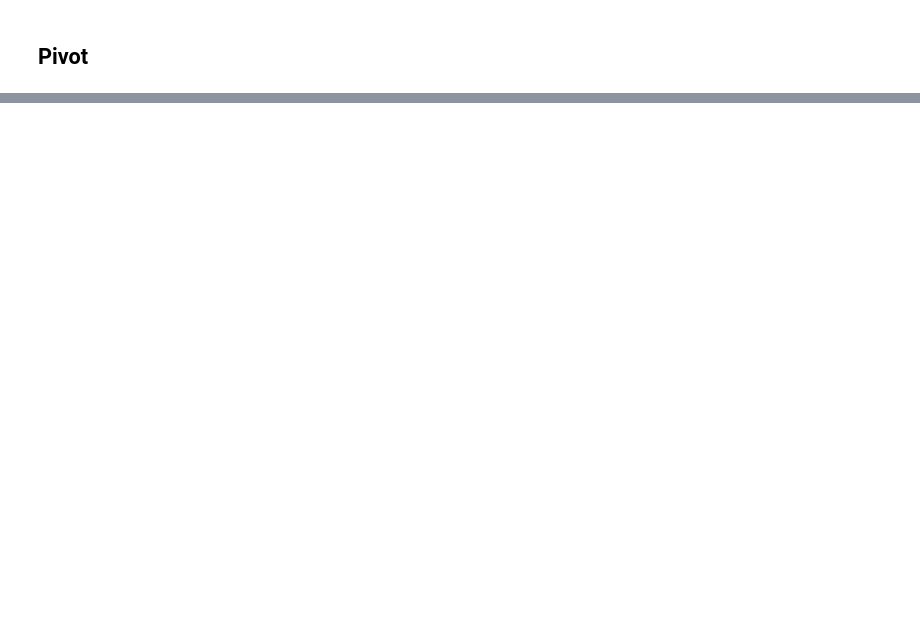
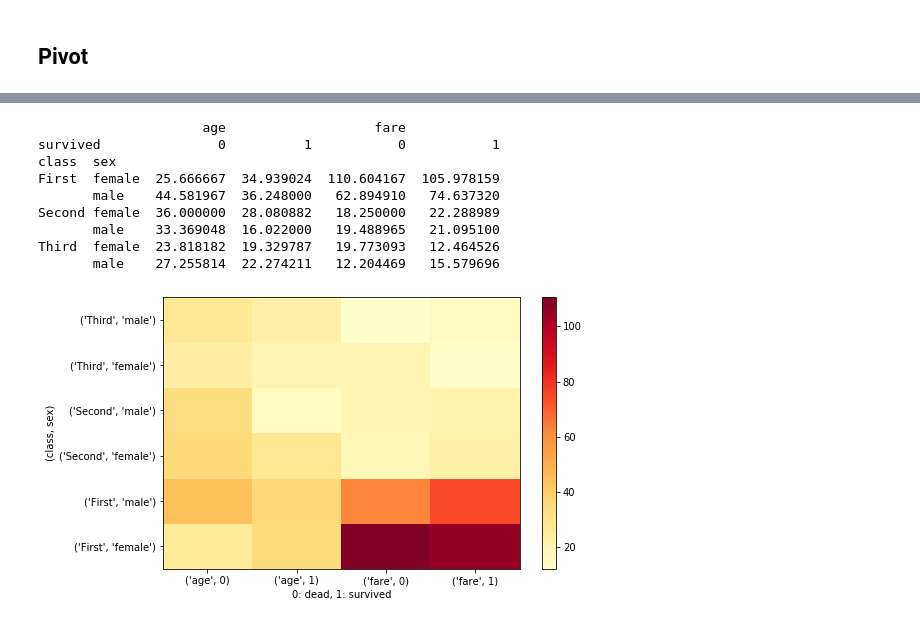
Before and after one commit to BreadFeet/Django_pjt01, a Jupyter notebook: part06_notebook_ver.ipynb, the cells around one changed output, grey strips where cells are left out. Saved outputs shown, nothing was run; the diff lists cells and outputs as text; code cells hidden in the pictures; blank space fills up the shorter version.

```diff
--- a/part06_notebook_ver.ipynb
+++ b/part06_notebook_ver.ipynb
@@ -782,14 +807,0 @@ Third  female  19.329787   12.464526  63.0   31.3875
-# %%
-class P6:
-    def p271(self):
-
-
-if __name__ == '__main__':
-    P6().p271()
-# %%
-class P6:
-    def p271(self):
-
-
-if __name__ == '__main__':
-    P6().p271()
@@ -795,0 +813,54 @@ if __name__ == '__main__':
+# %%
+class P6:
+    def extra(self):
+        df = ttn[['age', 'sex', 'class', 'fare', 'survived']]
+
+        # pivot 인수 index, columns는 컬럼에서 선택해야 하기 때문에 as_index=False 설정해야 함!
+        gdf = df.groupby(['class', 'sex', 'survived'], as_index=False).mean()
+        #print(gdf)
+        pv = gdf.pivot(index=['class', 'sex'], columns='survived')
+        print(pv)
+
+        # Multi-index의 한 레벨의 값만 가져오기
+        #print(pv.index, pv.columns)   # index, col 모두 multi-index
+        #print(pv.index.levels)
+        #print(pv.index.levels[0])    # 'class' -> type: CategoricalIndex, dtype: category
+        #print(pv.columns.levels)
+
+
+        # Heatmap 만들기 - Pseudocolor plot(bivariate density plot)------------------------------------------------------------
+        #plt.pcolor(pv, cmap='YlOrRd')
+        #plt.colorbar()
+        #plt.show()
+
+        fig, ax = plt.subplots(figsize=(8, 5))
+        im = ax.pcolor(pv, cmap='YlOrRd')
+
+        x_label = pv.columns
+        y_label = pv.index
+
+        ax.set_xticks(np.arange(pv.shape[1]) + 0.5)
+        ax.set_yticks(np.arange(pv.shape[0]) + 0.5)
+
+        ax.set_xticklabels(x_label)
+        ax.set_yticklabels(y_label)
+
+        ax.set_xlabel('0: dead, 1: survived')
+        ax.set_ylabel('(class, sex)')
+
+        fig.colorbar(im)
+        plt.show()
+
+if __name__ == '__main__':
+    P6().extra()
+# %% [output]
+                     age                   fare
+survived               0          1           0           1
+class  sex
+First  female  25.666667  34.939024  110.604167  105.978159
+       male    44.581967  36.248000   62.894910   74.637320
+Second female  36.000000  28.080882   18.250000   22.288989
+       male    33.369048  16.022000   19.488965   21.095100
+Third  female  23.818182  19.329787   19.773093   12.464526
+       male    27.255814  22.274211   12.204469   15.579696
+[figure, added]
```
Also changed, not shown: parts of 10 cells of this notebook.
